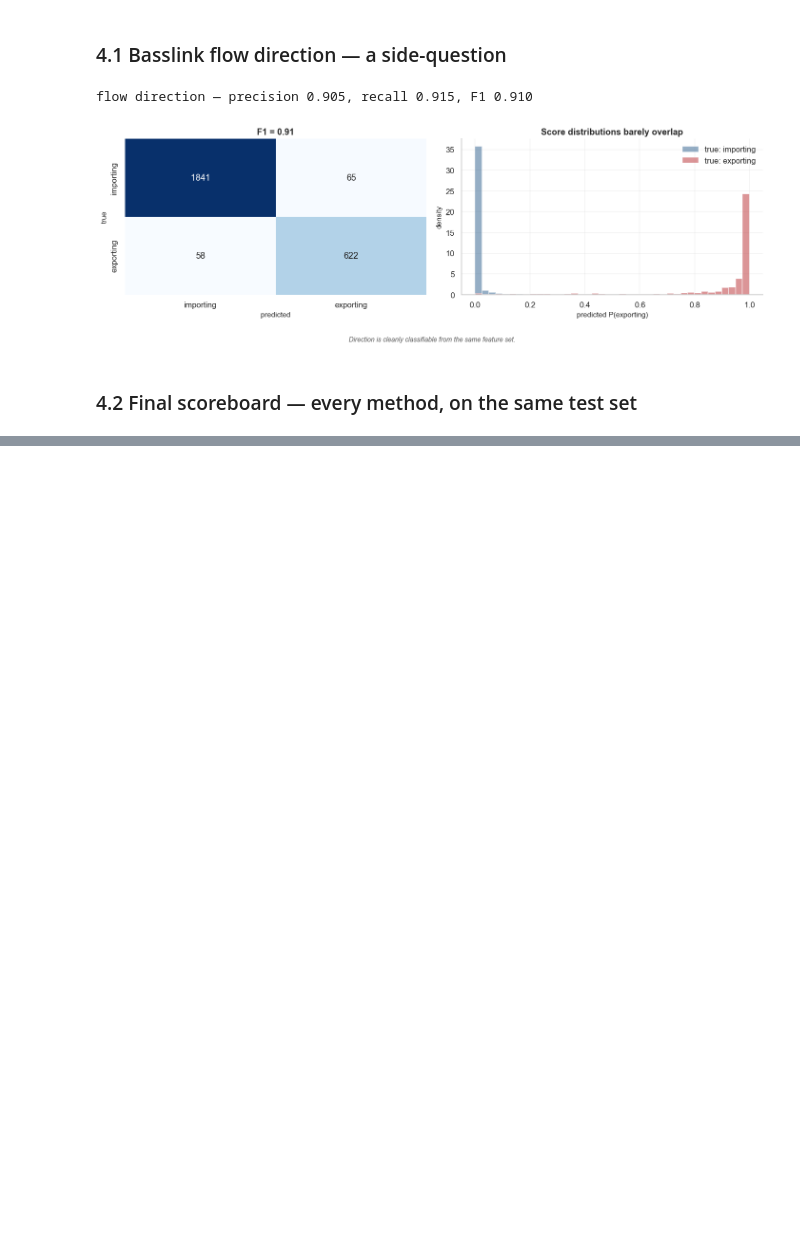
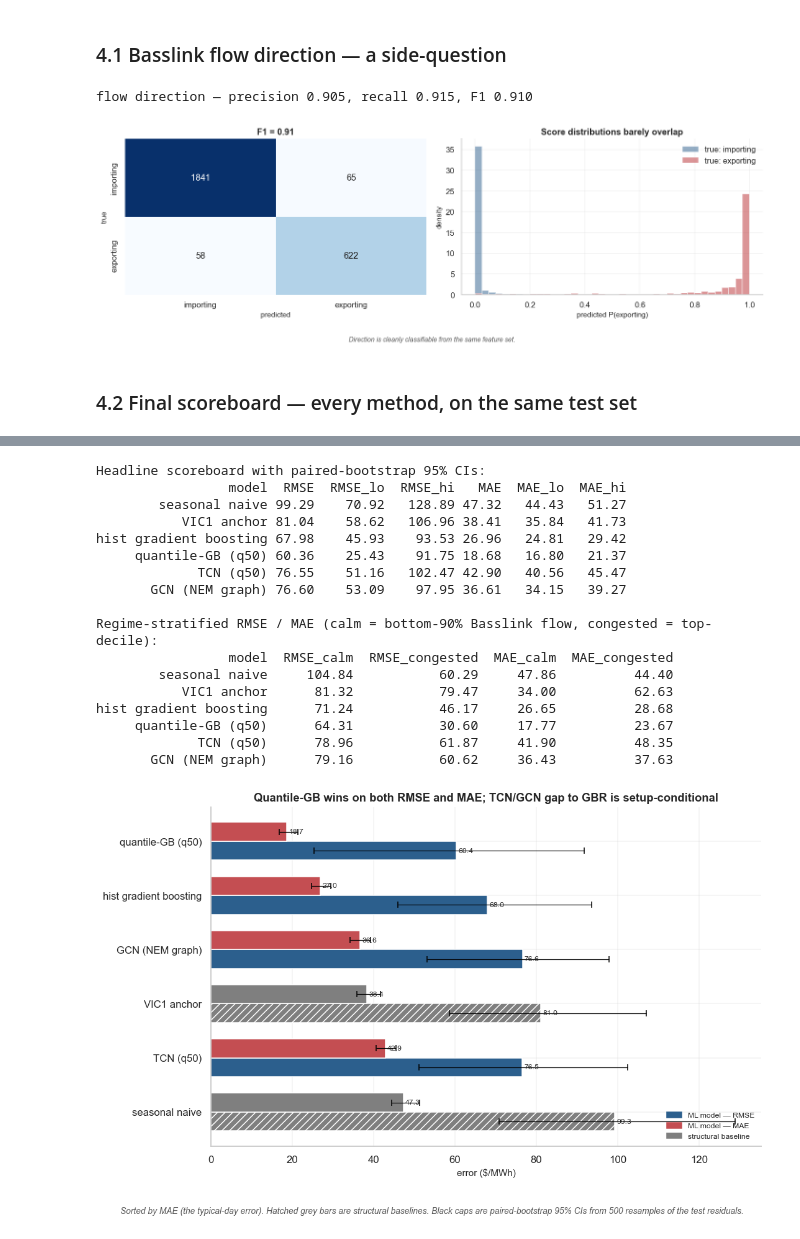
Before and after one commit to Ahmad-Jaradat-Space/tas1-price-basslink-forecast, a Jupyter notebook: notebook.ipynb, the cells around one changed output, grey strips where cells are left out. Saved outputs shown, nothing was run; the diff lists cells and outputs as text; code cells hidden in the pictures; blank space fills up the shorter version.

```diff
--- a/notebook.ipynb
+++ b/notebook.ipynb
@@ -589,0 +558,73 @@ results.round(2)
+# %%
+# Paired-bootstrap 95% CIs on test residuals; regime-stratified RMSE/MAE
+import numpy as np
+from conformal import bootstrap_metric_ci
+
+bass_te_full = df['bass_congested'].iloc[-len(y_price):].values[te]
+
+models_to_score = [
+    ('seasonal naive',         y_true_te,        y_seasonal_te,  bass_te_full,                                       'baseline'),
+    ('VIC1 anchor',            y_true_te,        y_anchor_te,    bass_te_full,                                       'baseline'),
+    ('hist gradient boosting', y_true_te,        y_gbr_te,       bass_te_full,                                       'ml'),
+    ('quantile-GB (q50)',      y_true_te,        q50,            bass_te_full,                                       'ml'),
+    ('TCN (q50)',              y_te_aligned,     q50_t,          bass_te_full[WINDOW:],                              'ml'),
+    ('GCN (NEM graph)',        y_te_gcn_truth,   y_gcn_te,       bass_te_full[-len(y_te_gcn_truth):],                'ml'),
+]
+
+rows = []
+for name, yt, yp, bass_mask, kind in models_to_score:
+    bass_mask = np.asarray(bass_mask)
+    n = min(len(yt), len(yp), len(bass_mask))
+    yt = np.asarray(yt)[:n]; yp = np.asarray(yp)[:n]; bass_mask = bass_mask[:n]
+    rmse_pt, rmse_lo, rmse_hi = bootstrap_metric_ci(yt, yp, models.rmse, n_boot=500, seed=0)
+    mae_pt,  mae_lo,  mae_hi  = bootstrap_metric_ci(yt, yp, models.mae,  n_boot=500, seed=0)
+    m_cong = bass_mask.astype(bool)
+    rmse_cong = float(models.rmse(yt[m_cong], yp[m_cong])) if m_cong.any() else float('nan')
+    mae_cong  = float(models.mae(yt[m_cong],  yp[m_cong]))  if m_cong.any() else float('nan')
+    rmse_calm = float(models.rmse(yt[~m_cong], yp[~m_cong]))
+    mae_calm  = float(models.mae(yt[~m_cong],  yp[~m_cong]))
+    rows.append({
+        'model': name, 'kind': kind,
+        'RMSE': rmse_pt, 'RMSE_lo': rmse_lo, 'RMSE_hi': rmse_hi,
+        'MAE':  mae_pt,  'MAE_lo':  mae_lo,  'MAE_hi':  mae_hi,
+        'RMSE_calm': rmse_calm, 'RMSE_congested': rmse_cong,
+        'MAE_calm':  mae_calm,  'MAE_congested':  mae_cong,
+    })
+
+results = pd.DataFrame(rows)
+
+print('Headline scoreboard with paired-bootstrap 95% CIs:')
+print(results[['model', 'RMSE', 'RMSE_lo', 'RMSE_hi', 'MAE', 'MAE_lo', 'MAE_hi']].round(2).to_string(index=False))
+print()
+print('Regime-stratified RMSE / MAE (calm = bottom-90% Basslink flow, congested = top-decile):')
+print(results[['model', 'RMSE_calm', 'RMSE_congested', 'MAE_calm', 'MAE_congested']].round(2).to_string(index=False))
+
+baseline_models = set(results.loc[results['kind'] == 'baseline', 'model'])
+fig, ax = plt.subplots(figsize=(10, 6))
+plots.model_comparison(results, ax=ax, sort_by='MAE',
+                       baseline_models=baseline_models)
+ax.set_title('Quantile-GB wins on both RMSE and MAE; TCN/GCN gap to GBR is setup-conditional')
+plots.caption(fig,
+    'Sorted by MAE (the typical-day error). Hatched grey bars are structural baselines. '
+    'Black caps are paired-bootstrap 95% CIs from 500 resamples of the test residuals.')
+plt.tight_layout(); plt.show()
+results.round(2)
+# %% [output]
+Headline scoreboard with paired-bootstrap 95% CIs:
+                 model  RMSE  RMSE_lo  RMSE_hi   MAE  MAE_lo  MAE_hi
+        seasonal naive 99.29    70.92   128.89 47.32   44.43   51.27
+           VIC1 anchor 81.04    58.62   106.96 38.41   35.84   41.73
+hist gradient boosting 67.98    45.93    93.53 26.96   24.81   29.42
+     quantile-GB (q50) 60.36    25.43    91.75 18.68   16.80   21.37
+             TCN (q50) 76.55    51.16   102.47 42.90   40.56   45.47
+       GCN (NEM graph) 76.60    53.09    97.95 36.61   34.15   39.27
+
+Regime-stratified RMSE / MAE (calm = bottom-90% Basslink flow, congested = top-decile):
+                 model  RMSE_calm  RMSE_congested  MAE_calm  MAE_congested
+        seasonal naive     104.84           60.29     47.86          44.40
+           VIC1 anchor      81.32           79.47     34.00          62.63
+hist gradient boosting      71.24           46.17     26.65          28.68
+     quantile-GB (q50)      64.31           30.60     17.77          23.67
+             TCN (q50)      78.96           61.87     41.90          48.35
+       GCN (NEM graph)      79.16           60.62     36.43          37.63
+[figure, added]
```
Also changed, not shown: parts of 19 cells of this notebook, 2 other files.
